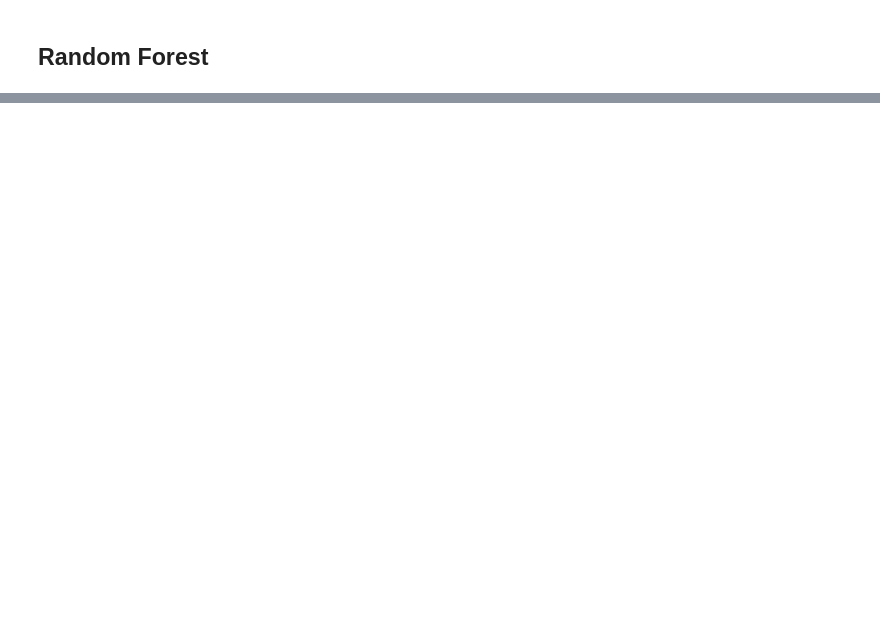
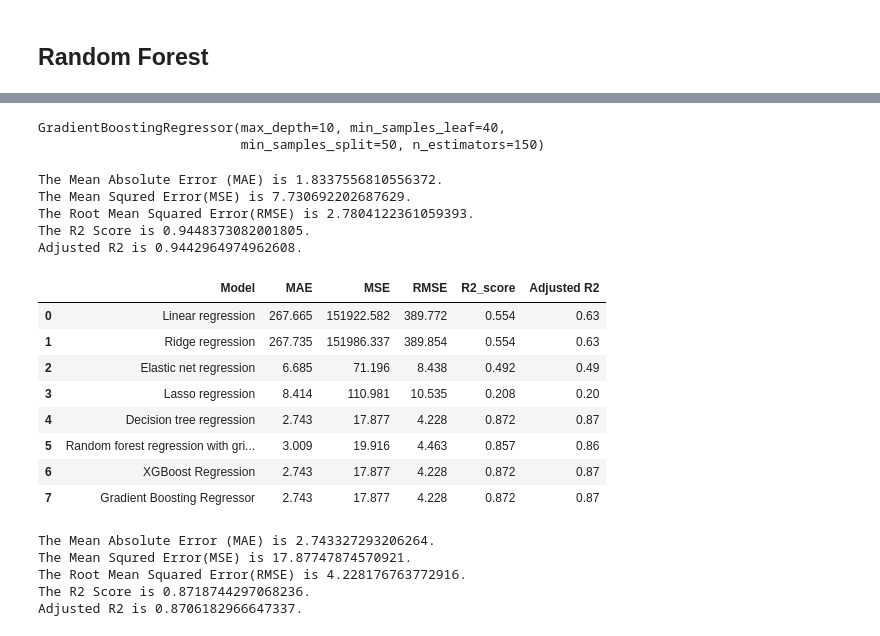
Before and after one commit to sainirajesh17/Seoul-Bike-Sharing-Demand-Prediction, a Jupyter notebook: Bike_Sharing_Demand_Prediction_using_ML_Capstone_Project_II.ipynb, the cells around one changed output, grey strips where cells are left out. Drawn from its saved outputs; the diff is of its cells as text; code cells hidden in the pictures; blank space fills up the shorter version.

```diff
--- a/Bike_Sharing_Demand_Prediction_using_ML_Capstone_Project_II.ipynb
+++ b/Bike_Sharing_Demand_Prediction_using_ML_Capstone_Project_II.ipynb
@@ -767,0 +1343,56 @@ rf_random.best_params_
+# %%
+gbr= GradientBoostingRegressor(max_depth = 10,
+                               min_samples_leaf = 40,
+                               min_samples_split = 50,
+                               n_estimators = 150)
+# %%
+gbr.fit(X_train, y_train)
+# %% [output]
+GradientBoostingRegressor(max_depth=10, min_samples_leaf=40,
+                          min_samples_split=50, n_estimators=150)
+# %%
+# predict on train data.
+y_pred_train_gb = gbr.predict(X_train)
+
+# predict on test data.
+y_pred_test_gb = gbr.predict(X_test)
+# %%
+# Evaluation metrics for TRAIN data
+
+MSE_d= mean_squared_error(y_train, y_pred_train_gb)
+MAE_d= mean_absolute_error(y_train, y_pred_train_gb)
+RMSE_d=np.sqrt(MSE_d)
+r2_d= r2_score(y_train, y_pred_train_gb)
+Adjusted_R2_d=(1-(1-r2_score(y_train, y_pred_train_gb))*((X_test.shape[0]-1)/(X_test.shape[0] - X_test.shape[1]-1)) )
+# %%
+print(f"The Mean Absolute Error (MAE) is {MAE_d}.")
+print(f"The Mean Squred Error(MSE) is {MSE_d}.")
+print(f"The Root Mean Squared Error(RMSE) is {RMSE_d}.")
+print(f"The R2 Score is {r2_d}.")
+print(f"Adjusted R2 is {Adjusted_R2_d}." )
+# %% [output]
+The Mean Absolute Error (MAE) is 1.8337556810556372.
+The Mean Squred Error(MSE) is 7.730692202687629.
+The Root Mean Squared Error(RMSE) is 2.7804122361059393.
+The R2 Score is 0.9448373082001805.
+Adjusted R2 is 0.9442964974962608.
+# %%
+# storing the train set metrics value into the train evaluation dataframe
+dict1={'Model':'Gradient Boosting Regressor ',
+       'MAE':round((MAE_d),3),
+       'MSE':round((MSE_d),3),
+       'RMSE':round((RMSE_d),3),
+       'R2_score':round((r2_d),3),
+       'Adjusted R2':round((Adjusted_R2_d),2)}
+training_df=training_df.append(dict1,ignore_index=True)
+training_df
+# %% [output]
+|  | Model | MAE | MSE | RMSE | R2_score | Adjusted R2 |
+| 0 | Linear regression | 267.665 | 151922.582 | 389.772 | 0.554 | 0.63 |
+| 1 | Ridge regression | 267.735 | 151986.337 | 389.854 | 0.554 | 0.63 |
+| 2 | Elastic net regression | 6.685 | 71.196 | 8.438 | 0.492 | 0.49 |
+| 3 | Lasso regression | 8.414 | 110.981 | 10.535 | 0.208 | 0.20 |
+| 4 | Decision tree regression | 2.743 | 17.877 | 4.228 | 0.872 | 0.87 |
+| 5 | Random forest regression with gri... | 3.009 | 19.916 | 4.463 | 0.857 | 0.86 |
+| 6 | XGBoost Regression | 2.743 | 17.877 | 4.228 | 0.872 | 0.87 |
+| 7 | Gradient Boosting Regressor | 2.743 | 17.877 | 4.228 | 0.872 | 0.87 |
@@ -767,0 +1407,12 @@ rf_random.best_params_
+# %%
+print(f"The Mean Absolute Error (MAE) is {MAE_d}.")
+print(f"The Mean Squred Error(MSE) is {MSE_d}.")
+print(f"The Root Mean Squared Error(RMSE) is {RMSE_d}.")
+print(f"The R2 Score is {r2_d}.")
+print(f"Adjusted R2 is {Adjusted_R2_d}." )
+# %% [output]
+The Mean Absolute Error (MAE) is 2.743327293206264.
+The Mean Squred Error(MSE) is 17.87747874570921.
+The Root Mean Squared Error(RMSE) is 4.228176763772916.
+The R2 Score is 0.8718744297068236.
+Adjusted R2 is 0.8706182966647337.
```
Also changed, not shown: parts of 138 cells of this notebook.
